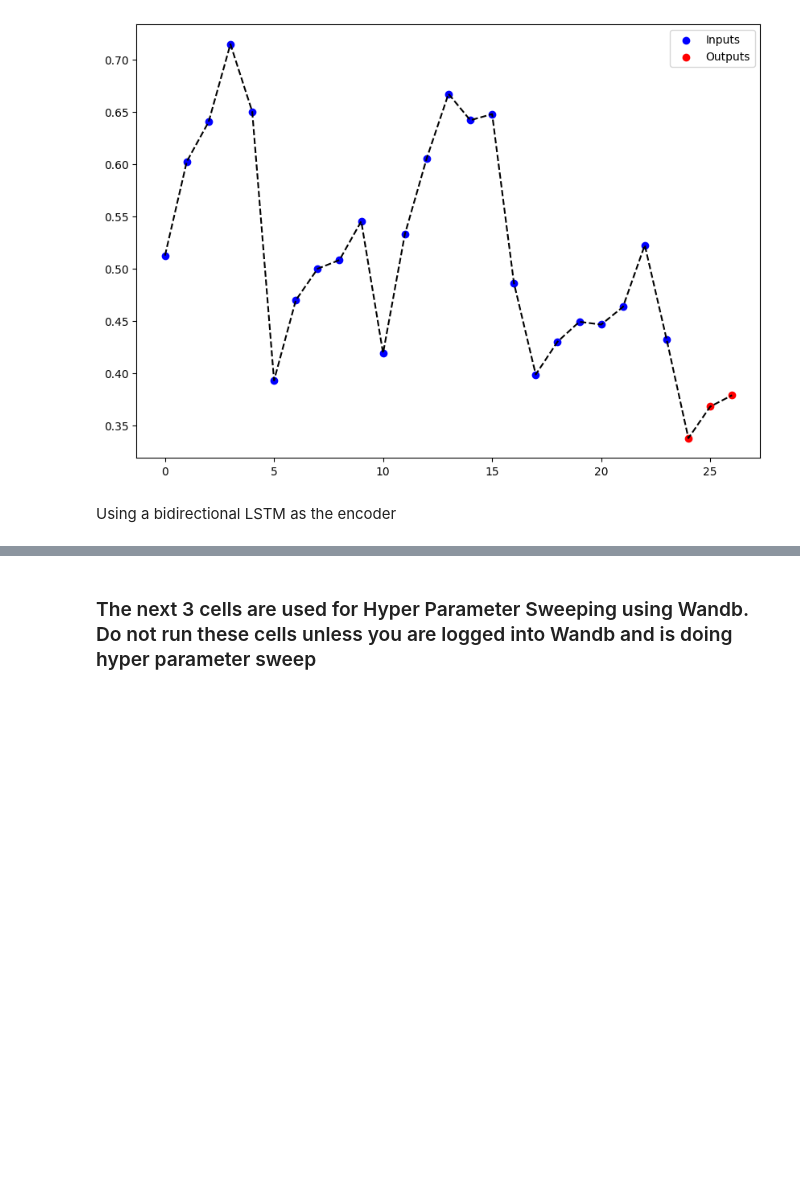
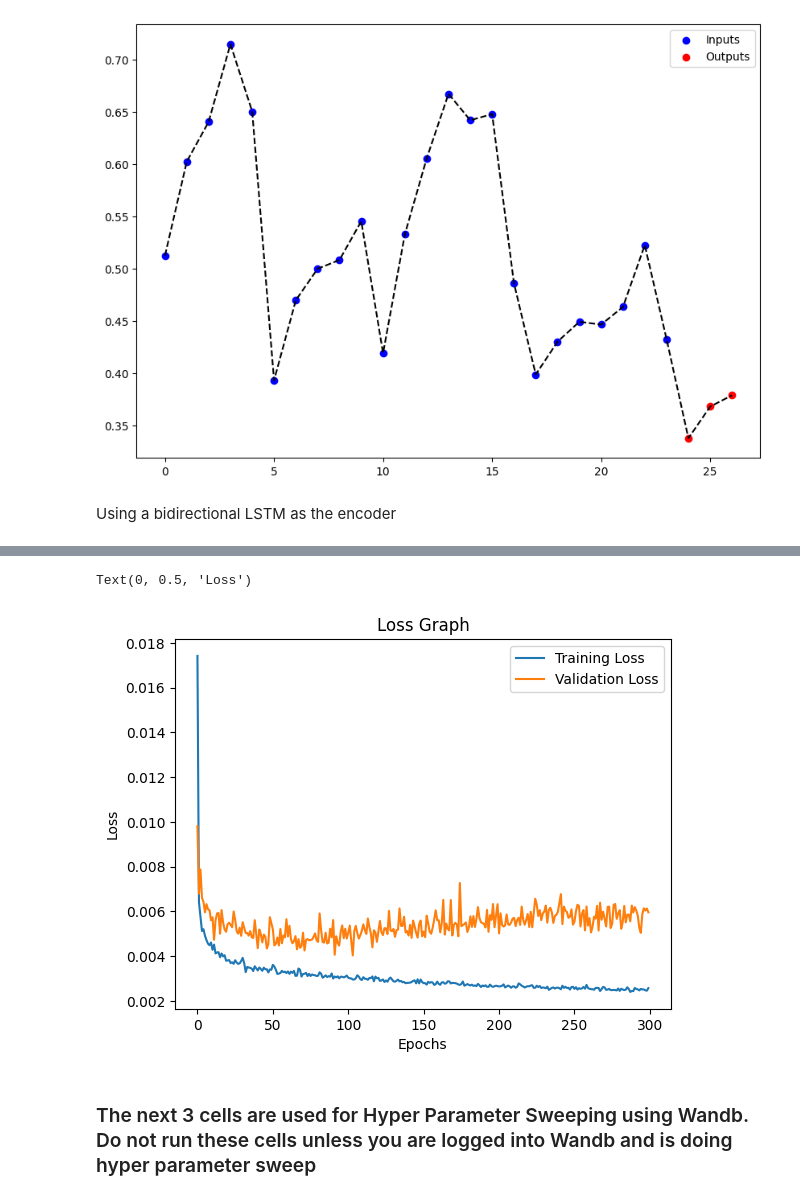
Before and after one commit to SSTengNic/DL_Project, a Jupyter notebook: 3. Taxi_Prediction_ED_LSTM.ipynb, the cells around one changed output, grey strips where cells are left out. Drawn from its saved outputs; the diff is of its cells as text; code cells hidden in the pictures; blank space fills up the shorter version.

```diff
--- a/3. Taxi_Prediction_ED_LSTM.ipynb
+++ b/3. Taxi_Prediction_ED_LSTM.ipynb
@@ -487,7 +487,7 @@ num_epochs = 300
 dataloader = train_loader
 
 # Initialize Seq2Seq Model
-seq2seq_model = Seq2Seq(hidden_size = hidden_size, output_size = output_size, dropout_rate = 0.5).to(device)
+seq2seq_model = Seq2Seq(hidden_size = hidden_size, output_size = output_size, dropout_rate = 0.2).to(device)
 
 # Train the model
 loss_graph, val_graph = train(dataloader = dataloader, val_loader=val_loader, model = seq2seq_model, num_epochs = num_epochs, learning_rate = learning_rate)
@@ -505,3 +527,5 @@ Avg Validation Loss: 0.011829430392632881
+Text(0, 0.5, 'Loss')
+[figure, added]
 # %% [markdown]
 ### The next 3 cells are used for Hyper Parameter Sweeping using Wandb. Do not run these cells unless you are logged into Wandb and is doing hyper parameter sweep
 # %%
```
Also changed, not shown: parts of 4 cells of this notebook, 3 other files.
